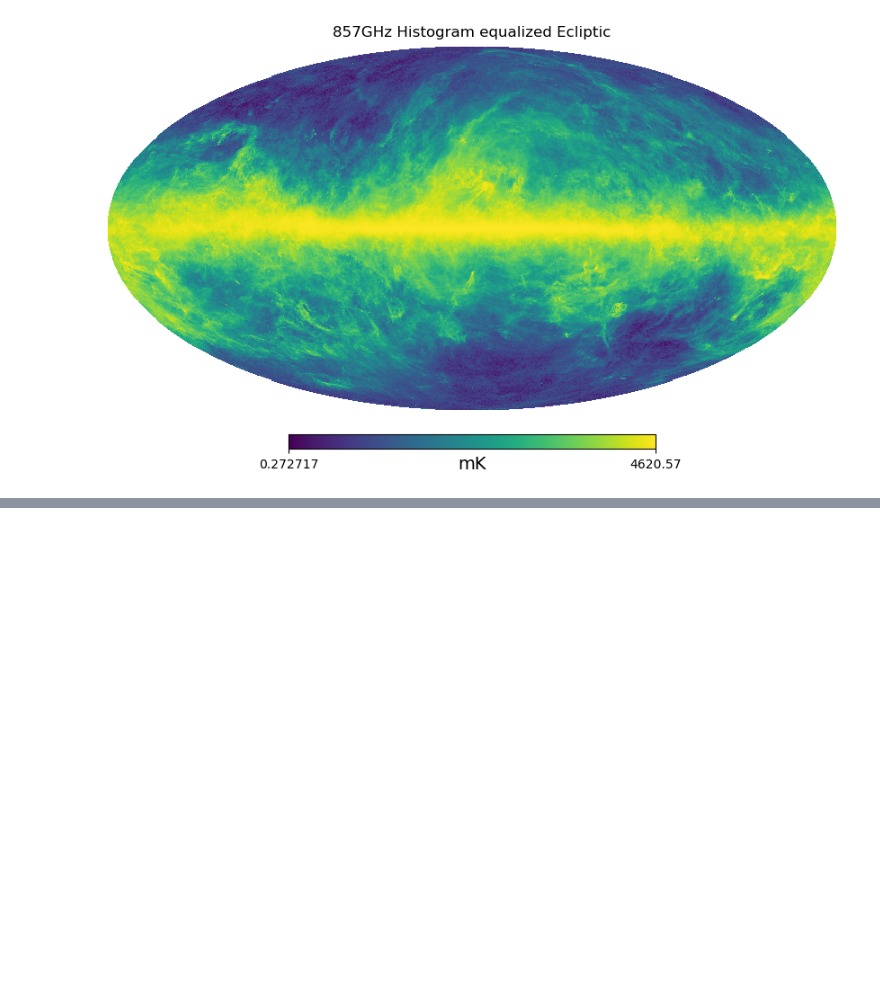
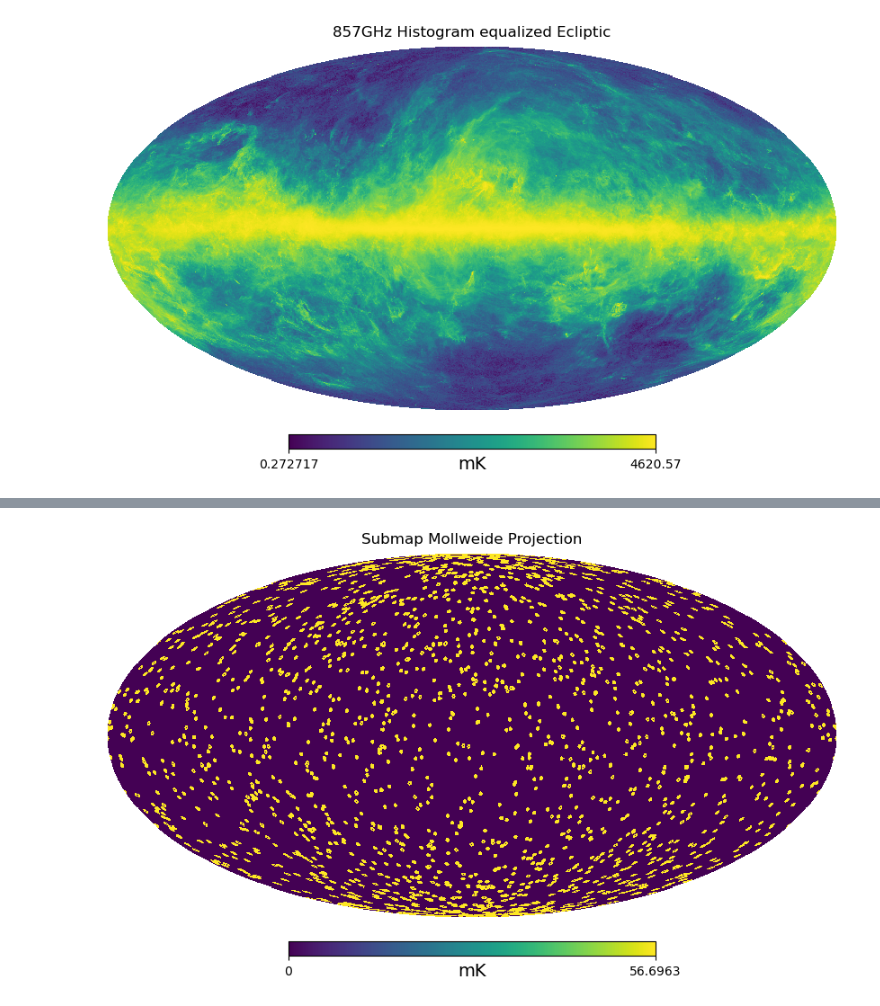
Before and after one commit to Harjas123/the-inpainter, a Jupyter notebook: annulus_loc2data.ipynb, the cells around one changed output, grey strips where cells are left out. Drawn from its saved outputs; the diff is of its cells as text; code cells hidden in the pictures; blank space fills up the shorter version.

```diff
--- a/annulus_loc2data.ipynb
+++ b/annulus_loc2data.ipynb
@@ -108,0 +137,29 @@ print(avg)
+# %%
+rand_locs = get_rand_locs(2000)
+map_array = np.copy(m_857)
+altered_array = np.zeros(len(map_array))
+loc = [np.pi / 2, 0]
+circ_rad = np.pi / 200
+cutout_rad = circ_rad / 10
+
+nside = hp.get_nside(map_array)
+for loc in rand_locs:
+    loc_deg = np.rad2deg(loc)
+    loc_3d = hp.ang2vec(*loc_deg, lonlat=True)
+
+    ipix_disc = hp.query_disc(nside=nside, vec=loc_3d, radius=circ_rad)
+    subdisc = hp.query_disc(nside=nside, vec=loc_3d, radius=cutout_rad)
+
+    altered_array[ipix_disc] = 100
+    altered_array[subdisc] = 0
+
+    range_max = np.percentile(map_array[ipix_disc], 95)
+
+hp.mollview(
+    altered_array,
+    title="Submap Mollweide Projection",
+    unit="mK",
+    max=range_max
+)
+# %% [output]
+[figure, added]
```
Also changed, not shown: parts of 6 cells of this notebook, 2 other files.
